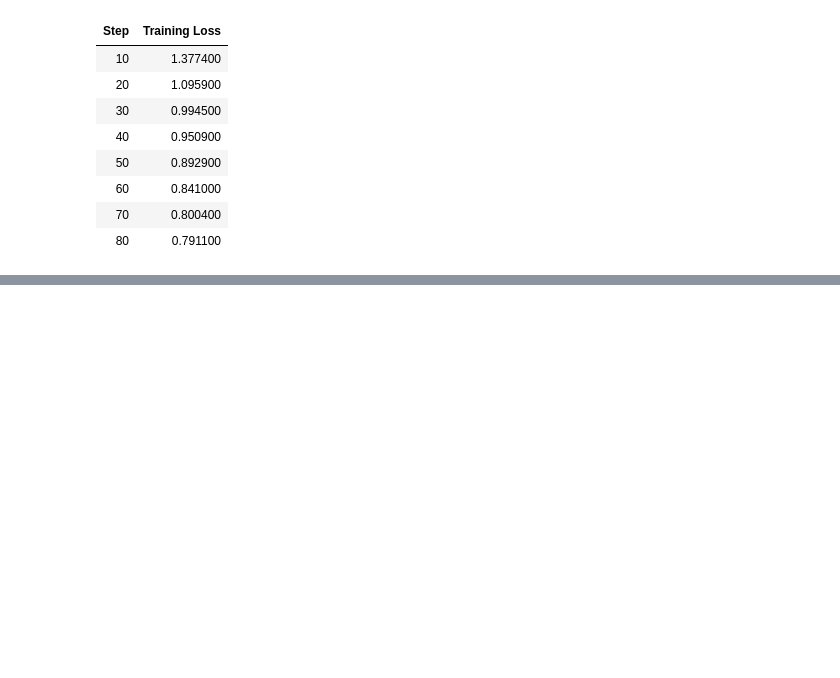
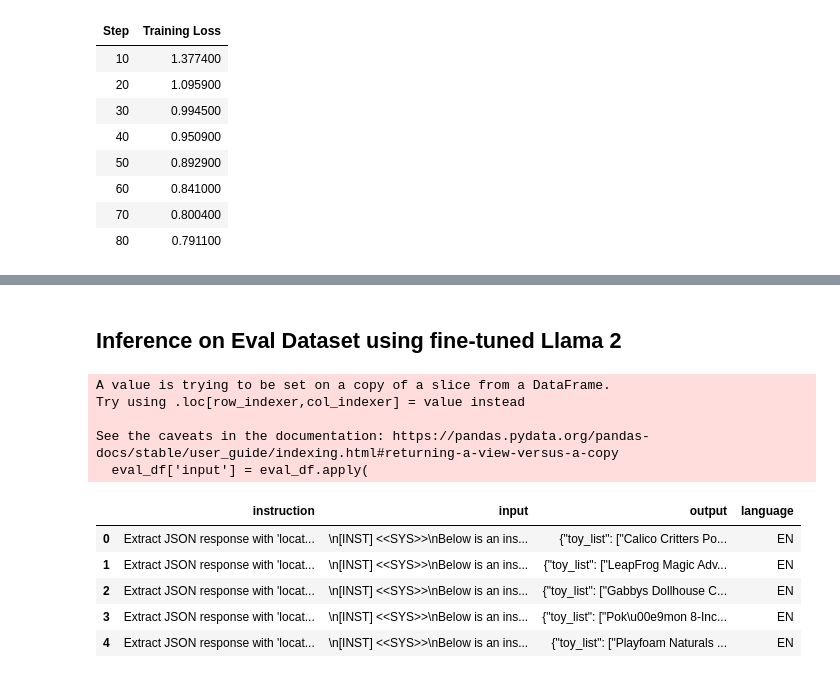
Before and after one commit to sfc-gh-pwate/llm-bootcamp-build-2023, a Jupyter notebook: day2/spcs_finetuning/day2-spcs-fine-tunning.ipynb, the cells around one changed output, grey strips where cells are left out. Saved outputs shown, nothing was run; the diff lists cells and outputs as text; code cells hidden in the pictures; blank space fills up the shorter version.

```diff
--- a/day2/spcs_finetuning/day2-spcs-fine-tunning.ipynb
+++ b/day2/spcs_finetuning/day2-spcs-fine-tunning.ipynb
@@ -284,0 +412,23 @@ we have finished fine tuning and will now return to our local jupyter lab enviro
+# %% [markdown]
+## Inference on Eval Dataset using fine-tuned Llama 2
+# %%
+eval_df['input'] = eval_df.apply(
+    lambda x: eval_prompt.format(
+        instruction=x["instruction"],
+        input_=x["input"].replace('\\n', '\n')
+    ), axis=1
+)
+eval_df.reset_index(drop=True, inplace=True)
+eval_df.head()
+# %% [output]
+A value is trying to be set on a copy of a slice from a DataFrame.
+Try using .loc[row_indexer,col_indexer] = value instead
+
+See the caveats in the documentation: https://pandas.pydata.org/pandas-docs/stable/user_guide/indexing.html#returning-a-view-versus-a-copy
+  eval_df['input'] = eval_df.apply(
+|  | instruction | input | output | language |
+| 0 | Extract JSON response with 'locat... | \n[INST] <<SYS>>\nBelow is an ins... | {"toy_list": ["Calico Critters Po... | EN |
+| 1 | Extract JSON response with 'locat... | \n[INST] <<SYS>>\nBelow is an ins... | {"toy_list": ["LeapFrog Magic Adv... | EN |
+| 2 | Extract JSON response with 'locat... | \n[INST] <<SYS>>\nBelow is an ins... | {"toy_list": ["Gabbys Dollhouse C... | EN |
+| 3 | Extract JSON response with 'locat... | \n[INST] <<SYS>>\nBelow is an ins... | {"toy_list": ["Pok\u00e9mon 8-Inc... | EN |
+| 4 | Extract JSON response with 'locat... | \n[INST] <<SYS>>\nBelow is an ins... | {"toy_list": ["Playfoam Naturals ... | EN |
```
Also changed, not shown: parts of 19 cells of this notebook.
